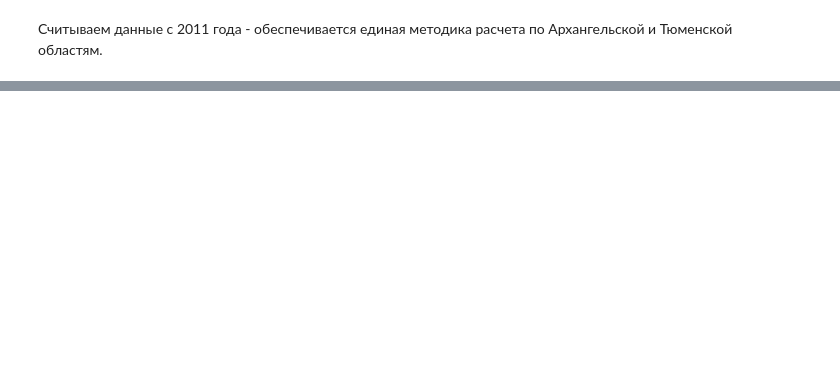
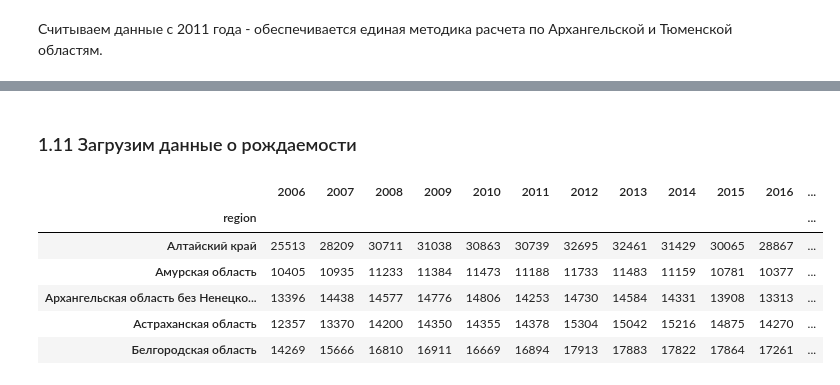
Before and after one commit to vokhmianin-da/social_russia_project, a Jupyter notebook: Diplom_1.ipynb, the cells around one changed output, grey strips where cells are left out. Drawn from its saved outputs; the diff is of its cells as text; code cells hidden in the pictures; blank space fills up the shorter version.

```diff
--- a/Diplom_1.ipynb
+++ b/Diplom_1.ipynb
@@ -512,0 +476,43 @@ display('Региональное производство, общий объе
+# %% [markdown]
+### 1.11 Загрузим данные о рождаемости
+# %%
+newborn = pd.read_csv(
+    'social_russia_data/newborn_2006_2022_monthly.csv', sep=';', decimal=',')
+newborn.drop(columns='Unnamed: 198',inplace=True)
+newborn.rename({'Region': 'region'}, axis=1, inplace=True)
+names_to_drop = [
+    'Архангельская область (кроме Ненецкого автономного округа)',
+    'Тюменская область (кроме Ханты-Мансийского автономного округа-Югры и Ямало-Ненецкого автономного округа)',
+    'Московская обл. в старых границах',
+    'Москва в старых границах'
+]
+newborn = federal_subj(newborn, standard_names, names_to_drop=names_to_drop)
+newborn.loc['Архангельская область без Ненецкого АО'] \
+    = (newborn.loc['Архангельская область без Ненецкого АО']
+      - newborn.loc['Ненецкий автономный округ'])
+newborn.loc['Тюменская область без округов'] \
+    = (newborn.loc['Тюменская область без округов']
+       - newborn.loc['Ханты-Мансийский автономный округ - Югра']
+       - newborn.loc['Ямало-Ненецкий автономный округ'])
+
+# Суммируем данные за год
+for year in range(2006, 2023):
+    cols = []
+    for col in newborn.columns:
+        if str(year) in str(col):
+            cols.append(col)
+    newborn[year] = newborn[cols].sum(axis=1)
+    newborn.drop(columns=cols, inplace=True)
+newborn.drop(columns=2022, inplace=True)  # Неполный год
+newborn = newborn.round(0).astype(int)
+newborn.columns = pd.to_datetime(newborn.columns, format='%Y').year
+
+display(newborn.head())
+# %% [output]
+|  | 2006 | 2007 | 2008 | 2009 | 2010 | 2011 | 2012 | 2013 | 2014 | 2015 | 2016 | ... |
+| region |  |  |  |  |  |  |  |  |  |  |  | ... |
+| Алтайский край | 25513 | 28209 | 30711 | 31038 | 30863 | 30739 | 32695 | 32461 | 31429 | 30065 | 28867 | ... |
+| Амурская область | 10405 | 10935 | 11233 | 11384 | 11473 | 11188 | 11733 | 11483 | 11159 | 10781 | 10377 | ... |
+| Архангельская область без Ненецко... | 13396 | 14438 | 14577 | 14776 | 14806 | 14253 | 14730 | 14584 | 14331 | 13908 | 13313 | ... |
+| Астраханская область | 12357 | 13370 | 14200 | 14350 | 14355 | 14378 | 15304 | 15042 | 15216 | 14875 | 14270 | ... |
+| Белгородская область | 14269 | 15666 | 16810 | 16911 | 16669 | 16894 | 17913 | 17883 | 17822 | 17864 | 17261 | ... |
```
Also changed, not shown: parts of 32 cells of this notebook, 1 other file.
